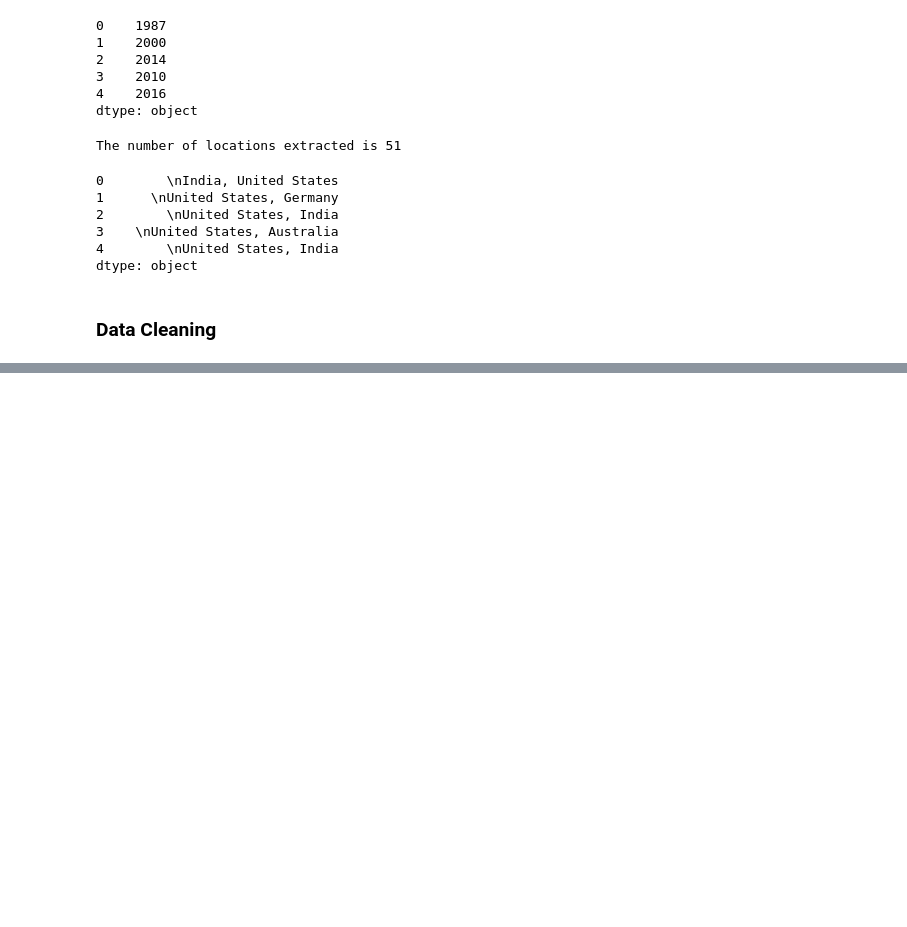
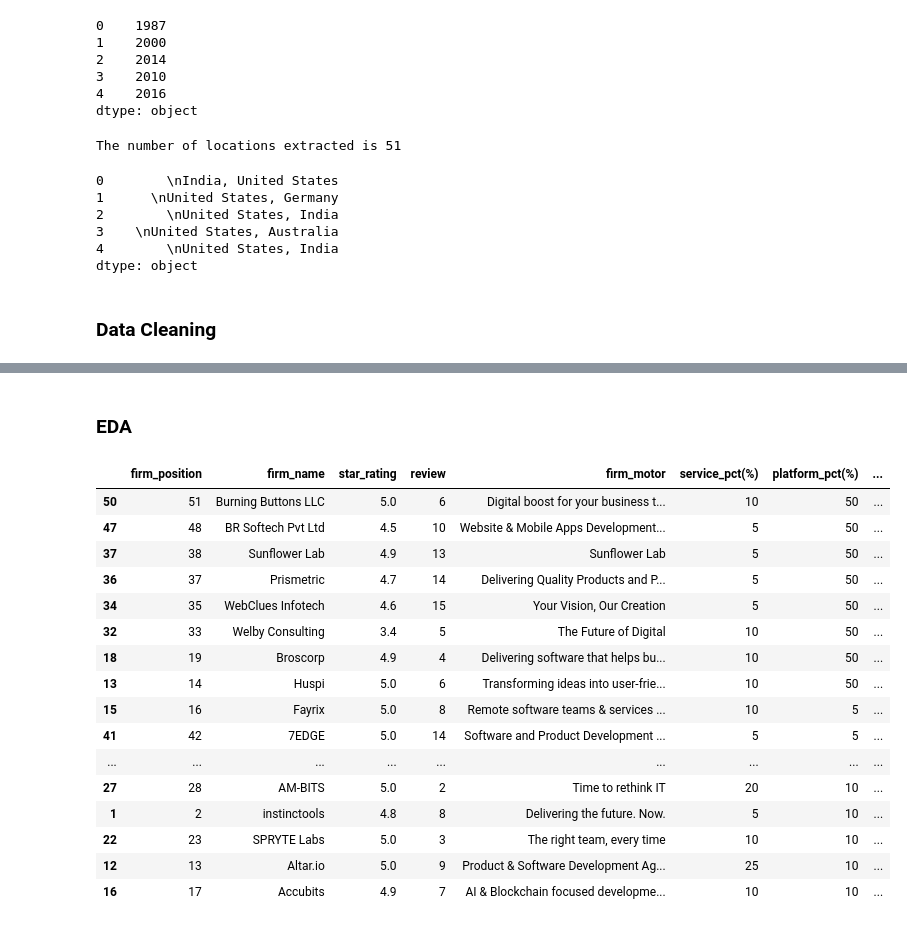
Before and after one commit to TelRich/Web_Scraping_Top_Data_Analytics_Firms, a Jupyter notebook: top_da_company.ipynb, the cells around one changed output, grey strips where cells are left out. Cells and saved outputs as stored; diff of their text form; code cells hidden in the pictures; blank space fills up the shorter version.

```diff
--- a/top_da_company.ipynb
+++ b/top_da_company.ipynb
@@ -302,0 +342,22 @@ df.head(5)
+# %% [markdown]
+### EDA
+# %%
+df.sort_values(by='platform_pct(%)', ascending=False)
+# %% [output]
+|  | firm_position | firm_name | star_rating | review | firm_motor | service_pct(%) | platform_pct(%) | ... |
+| 50 | 51 | Burning Buttons LLC | 5.0 | 6 | Digital boost for your business t... | 10 | 50 | ... |
+| 47 | 48 | BR Softech Pvt Ltd | 4.5 | 10 | Website & Mobile Apps Development... | 5 | 50 | ... |
+| 37 | 38 | Sunflower Lab | 4.9 | 13 | Sunflower Lab | 5 | 50 | ... |
+| 36 | 37 | Prismetric | 4.7 | 14 | Delivering Quality Products and P... | 5 | 50 | ... |
+| 34 | 35 | WebClues Infotech | 4.6 | 15 | Your Vision, Our Creation | 5 | 50 | ... |
+| 32 | 33 | Welby Consulting | 3.4 | 5 | The Future of Digital | 10 | 50 | ... |
+| 18 | 19 | Broscorp | 4.9 | 4 | Delivering software that helps bu... | 10 | 50 | ... |
+| 13 | 14 | Huspi | 5.0 | 6 | Transforming ideas into user-frie... | 10 | 50 | ... |
+| 15 | 16 | Fayrix | 5.0 | 8 | Remote software teams & services ... | 10 | 5 | ... |
+| 41 | 42 | 7EDGE | 5.0 | 14 | Software and Product Development ... | 5 | 5 | ... |
+| ... | ... | ... | ... | ... | ... | ... | ... | ... |
+| 27 | 28 | AM-BITS | 5.0 | 2 | Time to rethink IT | 20 | 10 | ... |
+| 1 | 2 | instinctools | 4.8 | 8 | Delivering the future. Now. | 5 | 10 | ... |
+| 22 | 23 | SPRYTE Labs | 5.0 | 3 | The right team, every time | 10 | 10 | ... |
+| 12 | 13 | Altar.io | 5.0 | 9 | Product & Software Development Ag... | 25 | 10 | ... |
+| 16 | 17 | Accubits | 4.9 | 7 | AI & Blockchain focused developme... | 10 | 10 | ... |
```
Also changed, not shown: parts of 9 cells of this notebook.
